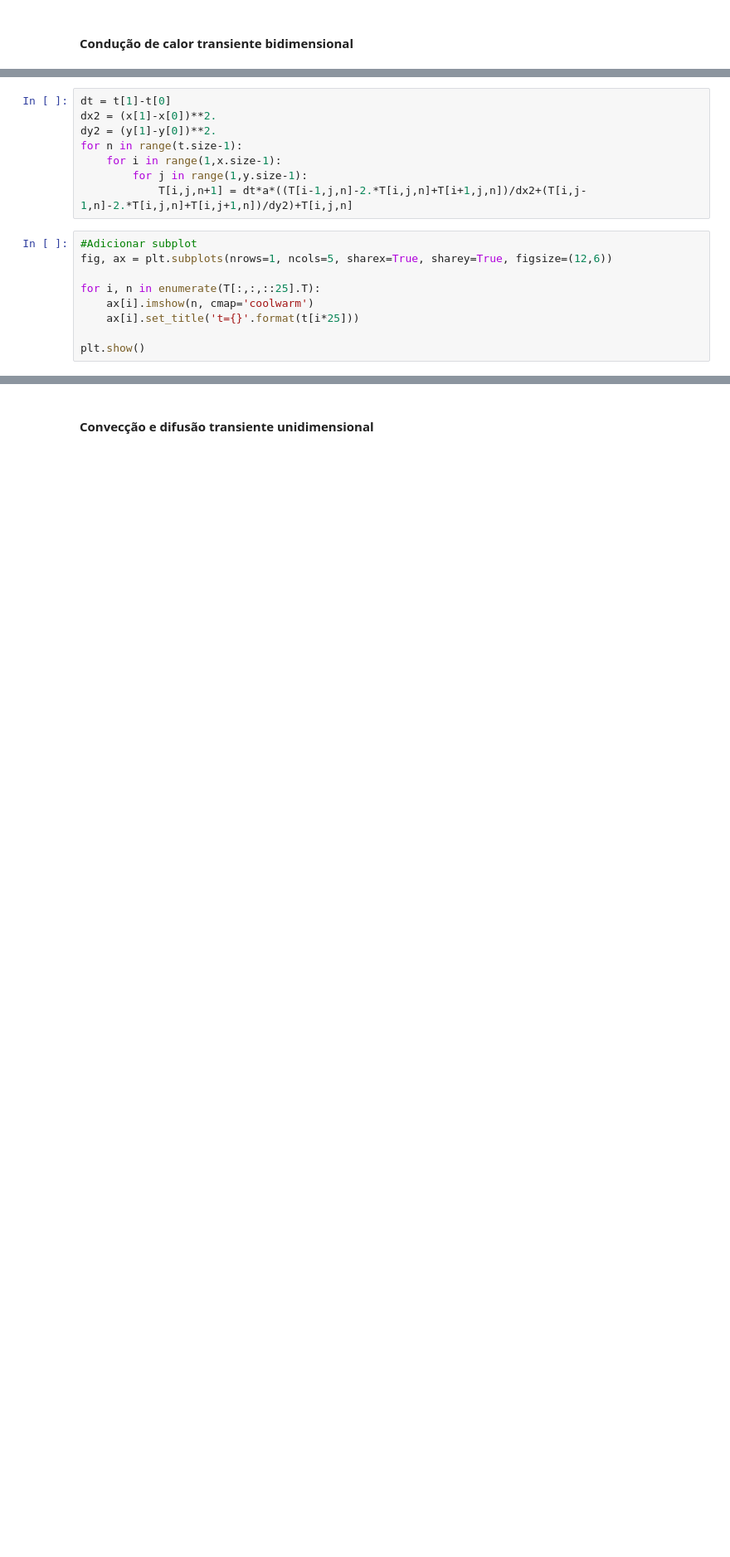
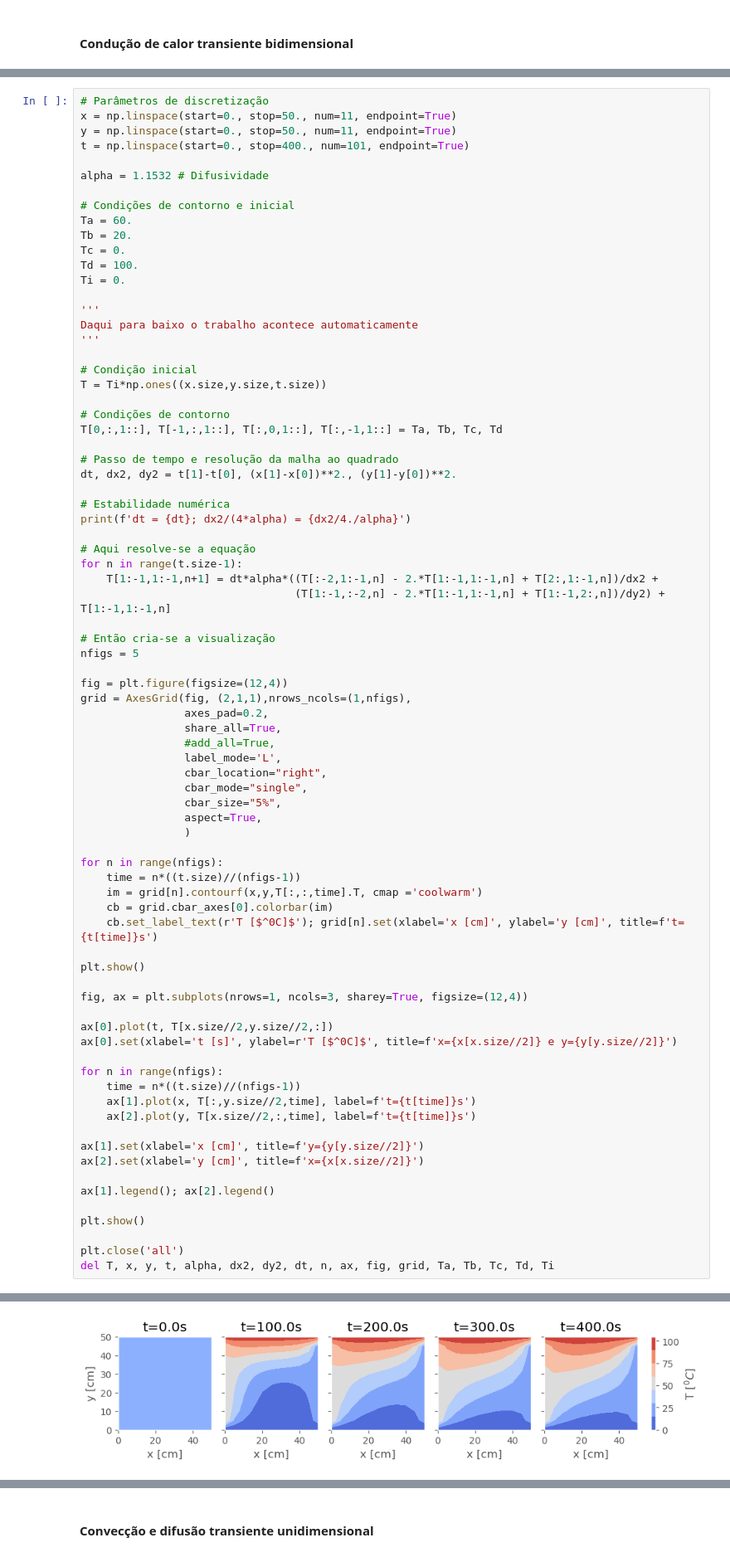
Before and after one commit to fschuch/Python-Transferencia-de-Calor, a Jupyter notebook: aula.ipynb, the cells around one changed output, grey strips where cells are left out. Shown at 83% size. Cells and saved outputs as stored; diff of their text form; blank space fills up the shorter version.

```diff
--- a/aula.ipynb
+++ b/aula.ipynb
@@ -548,17 +577,0 @@ T[0,:,:], T[-1,:,:], T[:,0,:], T[:,-1,:] = 60., 20., 0., 100.
-# %%
-dt = t[1]-t[0]
-dx2 = (x[1]-x[0])**2.
-dy2 = (y[1]-y[0])**2.
-for n in range(t.size-1):
-    for i in range(1,x.size-1):
-        for j in range(1,y.size-1):
-            T[i,j,n+1] = dt*a*((T[i-1,j,n]-2.*T[i,j,n]+T[i+1,j,n])/dx2+(T[i,j-1,n]-2.*T[i,j,n]+T[i,j+1,n])/dy2)+T[i,j,n]
-# %%
-#Adicionar subplot
-fig, ax = plt.subplots(nrows=1, ncols=5, sharex=True, sharey=True, figsize=(12,6))
-
-for i, n in enumerate(T[:,:,::25].T):
-    ax[i].imshow(n, cmap='coolwarm')
-    ax[i].set_title('t={}'.format(t[i*25]))
-
-plt.show()
@@ -584,0 +578,79 @@ del T, x, y, t, a, dx2, dy2, dt, i, n, ax, fig, j
+# %%
+# Parâmetros de discretização
+x = np.linspace(start=0., stop=50., num=11, endpoint=True)
+y = np.linspace(start=0., stop=50., num=11, endpoint=True)
+t = np.linspace(start=0., stop=400., num=101, endpoint=True)
+
+alpha = 1.1532 # Difusividade
+
+# Condições de contorno e inicial
+Ta = 60.
+Tb = 20.
+Tc = 0.
+Td = 100.
+Ti = 0.
+
+'''
+Daqui para baixo o trabalho acontece automaticamente
+'''
+
+# Condição inicial
+T = Ti*np.ones((x.size,y.size,t.size))
+
+# Condições de contorno
+T[0,:,1::], T[-1,:,1::], T[:,0,1::], T[:,-1,1::] = Ta, Tb, Tc, Td
+
+# Passo de tempo e resolução da malha ao quadrado
+dt, dx2, dy2 = t[1]-t[0], (x[1]-x[0])**2., (y[1]-y[0])**2.
+
+# Estabilidade numérica
+print(f'dt = {dt}; dx2/(4*alpha) = {dx2/4./alpha}')
+
+# Aqui resolve-se a equação
+for n in range(t.size-1):
+    T[1:-1,1:-1,n+1] = dt*alpha*((T[:-2,1:-1,n] - 2.*T[1:-1,1:-1,n] + T[2:,1:-1,n])/dx2 +
+                                 (T[1:-1,:-2,n] - 2.*T[1:-1,1:-1,n] + T[1:-1,2:,n])/dy2) + T[1:-1,1:-1,n]
+
+# Então cria-se a visualização
+nfigs = 5
+
+fig = plt.figure(figsize=(12,4))
+grid = AxesGrid(fig, (2,1,1),nrows_ncols=(1,nfigs),
+                axes_pad=0.2,
+                share_all=True,
+                #add_all=True,
+                label_mode='L',
+                cbar_location="right",
+                cbar_mode="single",
+                cbar_size="5%",
+                aspect=True,
+                )
+
+for n in range(nfigs):
+    time = n*((t.size)//(nfigs-1))
+    im = grid[n].contourf(x,y,T[:,:,time].T, cmap ='coolwarm')
+    cb = grid.cbar_axes[0].colorbar(im)
+    cb.set_label_text(r'T [$^0C]$'); grid[n].set(xlabel='x [cm]', ylabel='y [cm]', title=f't={t[time]}s')
+
+plt.show()
+
+fig, ax = plt.subplots(nrows=1, ncols=3, sharey=True, figsize=(12,4))
+
+ax[0].plot(t, T[x.size//2,y.size//2,:])
+ax[0].set(xlabel='t [s]', ylabel=r'T [$^0C]$', title=f'x={x[x.size//2]} e y={y[y.size//2]}')
+
+for n in range(nfigs):
+    time = n*((t.size)//(nfigs-1))
+    ax[1].plot(x, T[:,y.size//2,time], label=f't={t[time]}s')
+    ax[2].plot(y, T[x.size//2,:,time], label=f't={t[time]}s')
+
+ax[1].set(xlabel='x [cm]', title=f'y={y[y.size//2]}')
+ax[2].set(xlabel='y [cm]', title=f'x={x[x.size//2]}')
+
+ax[1].legend(); ax[2].legend()
+
+plt.show()
+
+plt.close('all')
+del T, x, y, t, alpha, dx2, dy2, dt, n, ax, fig, grid, Ta, Tb, Tc, Td, Ti
+# %% [output]
@@ -584,0 +658 @@ del T, x, y, t, a, dx2, dy2, dt, i, n, ax, fig, j
+[figure, added]
```
Also changed, not shown: parts of 38 cells of this notebook.
